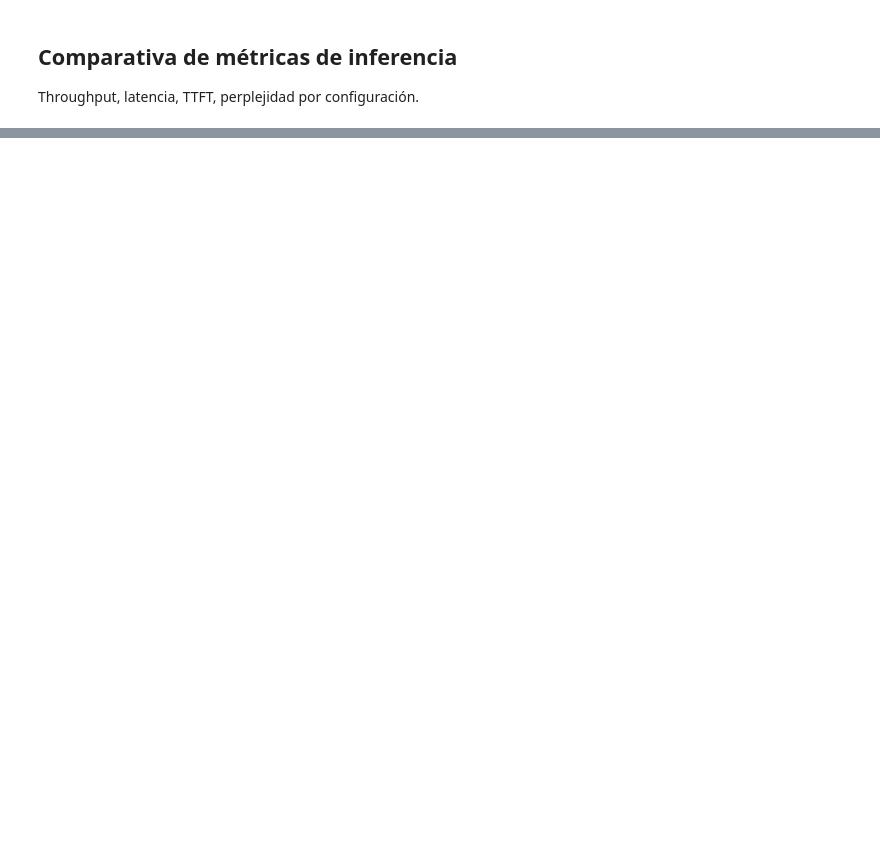
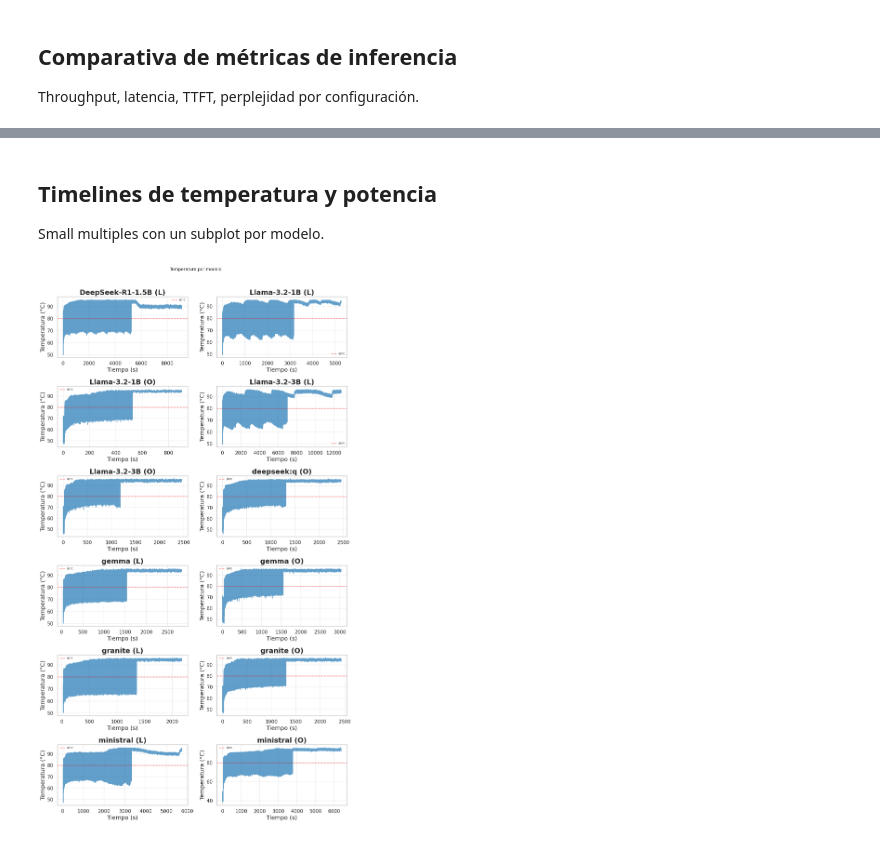
Before and after one commit to TFG-yisuscc/MonitorSystemVisualizer, a Jupyter notebook: notebooks/10_E4_engine.ipynb, the cells around one changed output, grey strips where cells are left out. Cells and saved outputs as stored; diff of their text form; code cells hidden in the pictures; blank space fills up the shorter version.

```diff
--- a/notebooks/10_E4_engine.ipynb
+++ b/notebooks/10_E4_engine.ipynb
@@ -165,0 +149,44 @@ else:
+# %% [markdown]
+## Timelines de temperatura y potencia
+
+Small multiples con un subplot por modelo.
+# %%
+
+# Timelines de temperatura
+hw_ex = hw_full[hw_full["run_id"].isin(ex["run_id"])]
+
+if not hw_ex.empty:
+    models = sorted(ex["model_label"].unique())
+    ncols = 2
+    nrows = (len(models) + 1) // ncols
+
+    fig, axes = plt.subplots(nrows, ncols, figsize=(14, 4*nrows))
+    if len(models) == 1:
+        axes = [axes]
+    else:
+        axes = axes.flatten() if hasattr(axes, 'flatten') else [axes]
+
+    for ax, model in zip(axes, models):
+        hw_m = hw_ex[hw_ex["model_label"] == model]
+        if hw_m.empty:
+            ax.text(0.5, 0.5, f"{model}\nSin datos", ha="center", va="center", transform=ax.transAxes)
+            ax.set_axis_off()
+            continue
+        sns.lineplot(data=hw_m, x="t_rel_s", y="temperature_c", ax=ax, alpha=0.7)
+        ax.axhline(80, ls="--", color="red", alpha=0.5, label="80°C")
+        ax.set_xlabel("Tiempo (s)")
+        ax.set_ylabel("Temperatura (°C)")
+        ax.set_title(f"{model}", fontweight="bold")
+        ax.legend(fontsize=8)
+        ax.grid(True, alpha=0.3)
+
+    for ax in axes[len(models):]:
+        ax.set_visible(False)
+
+    fig.suptitle("Temperatura por modelo", fontsize=13, y=1.01)
+    fig.tight_layout()
+    plt.show()
+else:
+    print("Sin datos de hardware")
+# %% [output]
+[figure, added]
```
Also changed, not shown: parts of 40 cells of this notebook, 6 other files.
